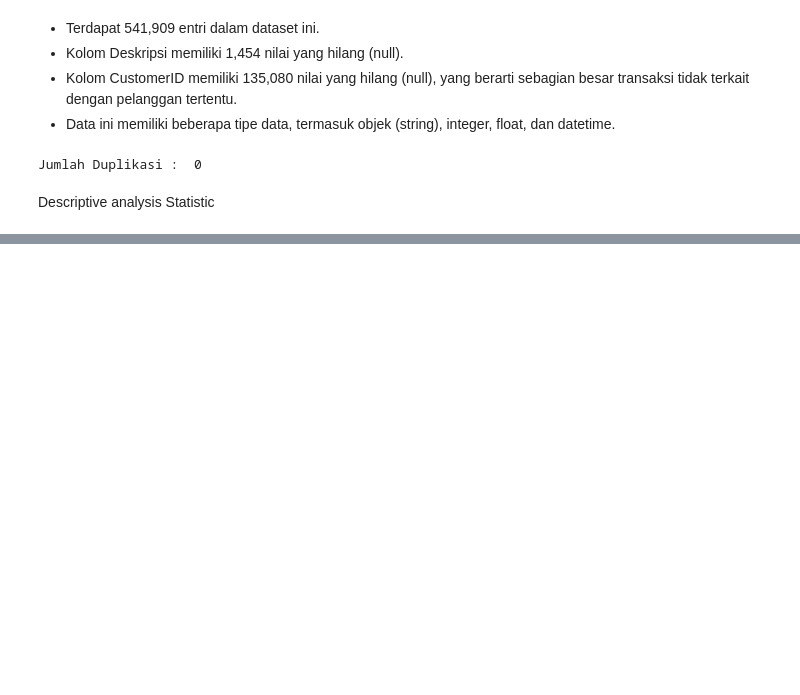
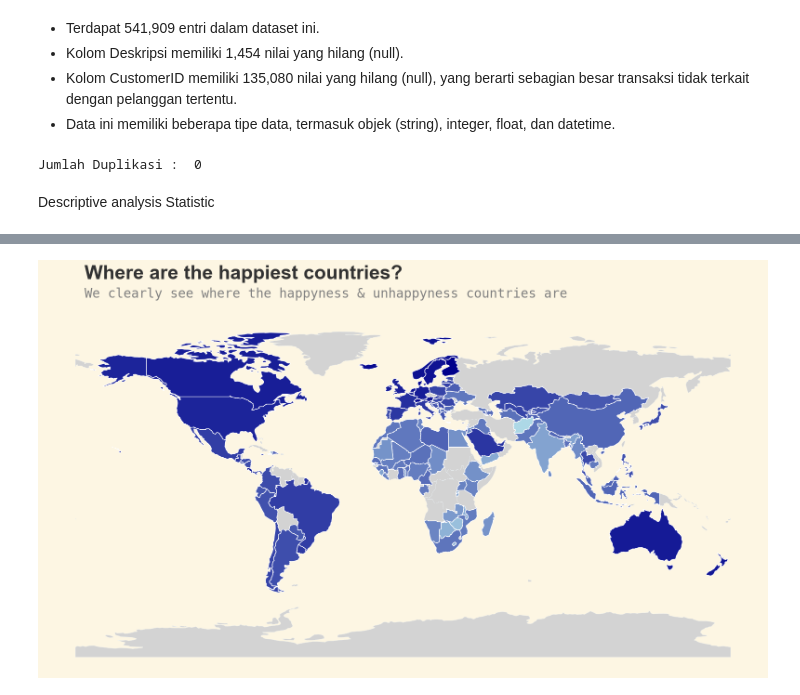
Before and after one commit to Mudhya19/Indonesia-Happiness-Rank-Report, a Jupyter notebook: indonesia happiness rank report.ipynb, the cells around one changed output, grey strips where cells are left out. Saved outputs shown, nothing was run; the diff lists cells and outputs as text; code cells hidden in the pictures; blank space fills up the shorter version.

```diff
--- a/indonesia happiness rank report.ipynb
+++ b/indonesia happiness rank report.ipynb
@@ -165,0 +200,43 @@ Cleaning Data
+# %%
+import geopandas as gpd
+import matplotlib.colors as mcolors
+import pycountry
+import pandas as pd
+import matplotlib.pyplot as plt
+
+# Assume df_2021 is your DataFrame
+geo_temp = df_2021.copy()
+
+def alpha3code(column):
+    CODE = []
+    for country in column:
+        try:
+            code = pycountry.countries.get(name=country).alpha_3
+            CODE.append(code)
+        except:
+            CODE.append('None')
+    return CODE
+
+# Create a column for code
+geo_temp['CODE'] = alpha3code(geo_temp['Country name'])
+
+world = gpd.read_file(gpd.datasets.get_path('naturalearth_lowres'))
+world.columns = ['pop_est', 'continent', 'name', 'CODE', 'gdp_md_est', 'geometry']
+merge = pd.merge(world, geo_temp, on='CODE')
+
+low_c = "#ADD8E6"  # Light Blue
+high_c = "#00008B"  # Dark Blue
+background_color = "#F0F8FF"  # Alice Blue (untuk latar belakang)
+cmap = mcolors.LinearSegmentedColormap.from_list("", [low_c, high_c])
+
+ax = world.plot(figsize=(20, 15), linewidth=0.25, edgecolor=background_color, color='lightgray')
+ax.axis('off')
+ax.set_facecolor(background_color)
+merge.plot(column='Ladder score', figsize=(20, 15), legend=False, cmap=cmap, ax=ax)
+
+ax.text(-175, 112, 'Where are the happiest countries?', fontsize=30, fontweight='bold', fontfamily='sans-serif', color='#323232')
+ax.text(-175, 102, 'We clearly see where the happyness & unhappyness countries are', color='gray', fontfamily='monospace', fontsize=20)
+
+plt.show()
+# %% [output]
+[figure, added]
```
Also changed, not shown: parts of 6 cells of this notebook.
